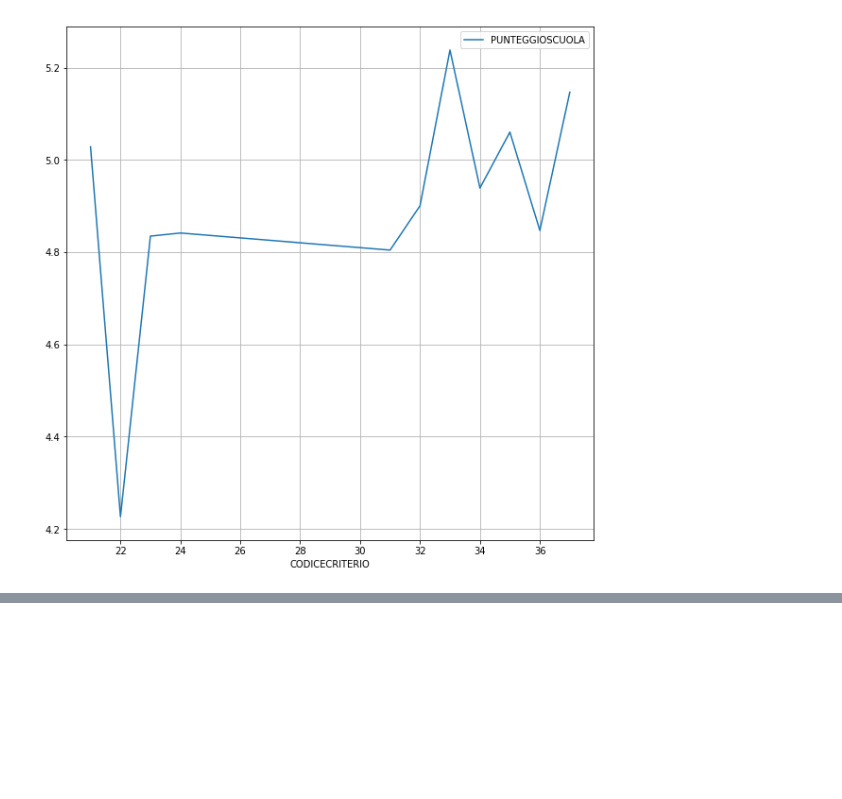
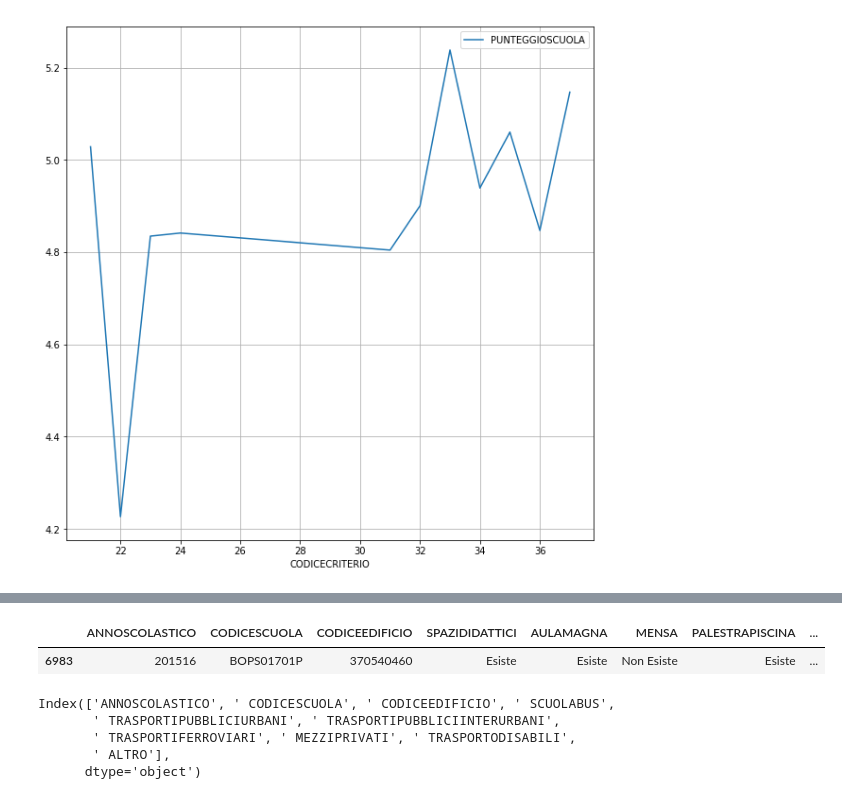
Before and after one commit to napo/opendatamiur, a Jupyter notebook: MIUR_OpenData.ipynb, the cells around one changed output, grey strips where cells are left out. Cells and saved outputs as stored; diff of their text form; code cells hidden in the pictures; blank space fills up the shorter version.

```diff
--- a/MIUR_OpenData.ipynb
+++ b/MIUR_OpenData.ipynb
@@ -1127,0 +1139,15 @@ grafico_valutazioni.plot(figsize=[10,10],grid=True)
+# %%
+struttura_liceo_mattei=strutturescolastiche[strutturescolastiche[' CODICESCUOLA'] == 'BOPS01701P']
+# %%
+struttura_liceo_mattei
+# %% [output]
+|  | ANNOSCOLASTICO | CODICESCUOLA | CODICEEDIFICIO | SPAZIDIDATTICI | AULAMAGNA | MENSA | PALESTRAPISCINA | ... |
+| 6983 | 201516 | BOPS01701P | 370540460 | Esiste | Esiste | Non Esiste | Esiste | ... |
+# %%
+raggiungibilita.columns
+# %% [output]
+Index(['ANNOSCOLASTICO', ' CODICESCUOLA', ' CODICEEDIFICIO', ' SCUOLABUS',
+       ' TRASPORTIPUBBLICIURBANI', ' TRASPORTIPUBBLICIINTERURBANI',
+       ' TRASPORTIFERROVIARI', ' MEZZIPRIVATI', ' TRASPORTODISABILI',
+       ' ALTRO'],
+      dtype='object')
```
Also changed, not shown: parts of 19 cells of this notebook.
